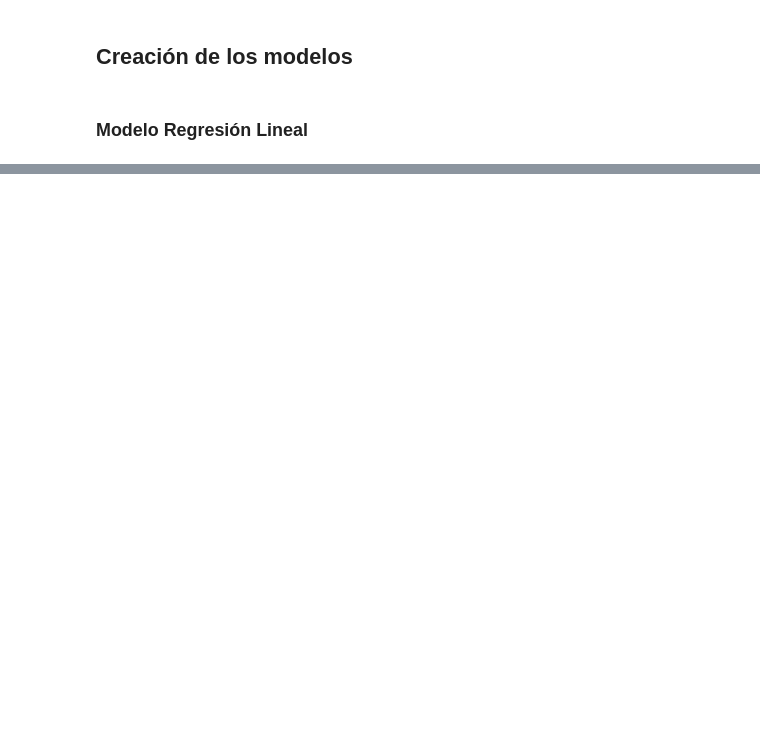
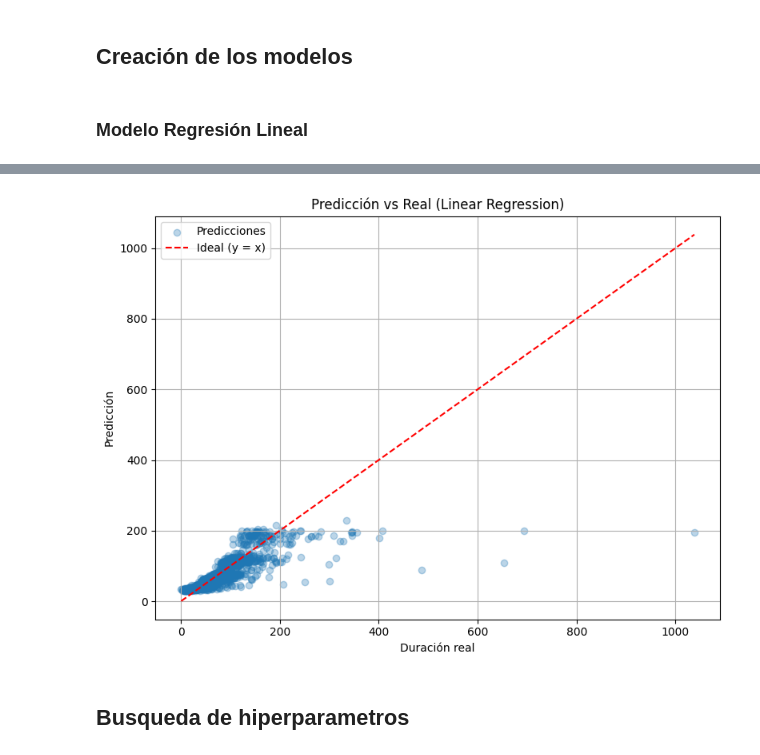
Before and after one commit to Jorgemf7/AAGE, a Jupyter notebook: Práctica 1/Práctica 1.ipynb, the cells around one changed output, grey strips where cells are left out. Saved outputs shown, nothing was run; the diff lists cells and outputs as text; code cells hidden in the pictures; blank space fills up the shorter version.

Commit message:
Intento hiperparametros

```diff
--- a/Práctica 1/Práctica 1.ipynb
+++ b/Práctica 1/Práctica 1.ipynb
@@ -357,6 +412,6 @@ plt.show()
 # %%
 # Crear el modelo de Random Forest
-rf = RandomForestRegressor(featuresCol="features", labelCol="label", numTrees=100, maxDepth=40, seed=42)
+rf = RandomForestRegressor(featuresCol="features", labelCol="label", numTrees=70, maxDepth=8, seed=42)
 
 # Entrenar el modelo
 rf_model = rf.fit(train_df)
@@ -382,0 +455,23 @@ ConnectionRefusedError: [WinError 10061] No se puede establecer una conexión ya
+# %%
+import matplotlib.pyplot as plt
+# Muestra pequeña para visualización (ej. 1% del total)
+sample_pd = rf_predictions.select("label", "prediction").sample(False, 0.01, seed=42).toPandas()
+
+# Gráfico de dispersión
+plt.figure(figsize=(8, 6))
+plt.scatter(sample_pd["label"], sample_pd["prediction"], alpha=0.3, label="Predicciones")
+plt.plot([sample_pd["label"].min(), sample_pd["label"].max()],
+         [sample_pd["label"].min(), sample_pd["label"].max()],
+         'r--', label="Ideal (y = x)")
+
+plt.xlabel("Duración real")
+plt.ylabel("Predicción")
+plt.title("Predicción vs Real (Linear Regression)")
+plt.legend()
+plt.grid(True)
+plt.tight_layout()
+plt.show()
+# %% [output]
+[figure, added]
+# %% [markdown]
+## Busqueda de hiperparametros
```
Also changed, not shown: parts of 21 cells of this notebook.
